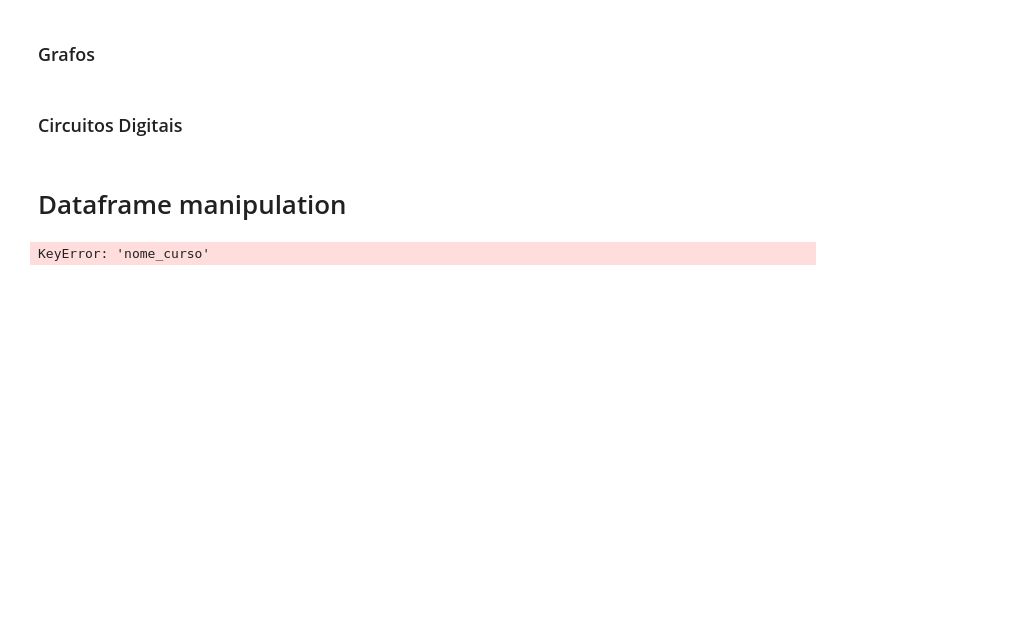
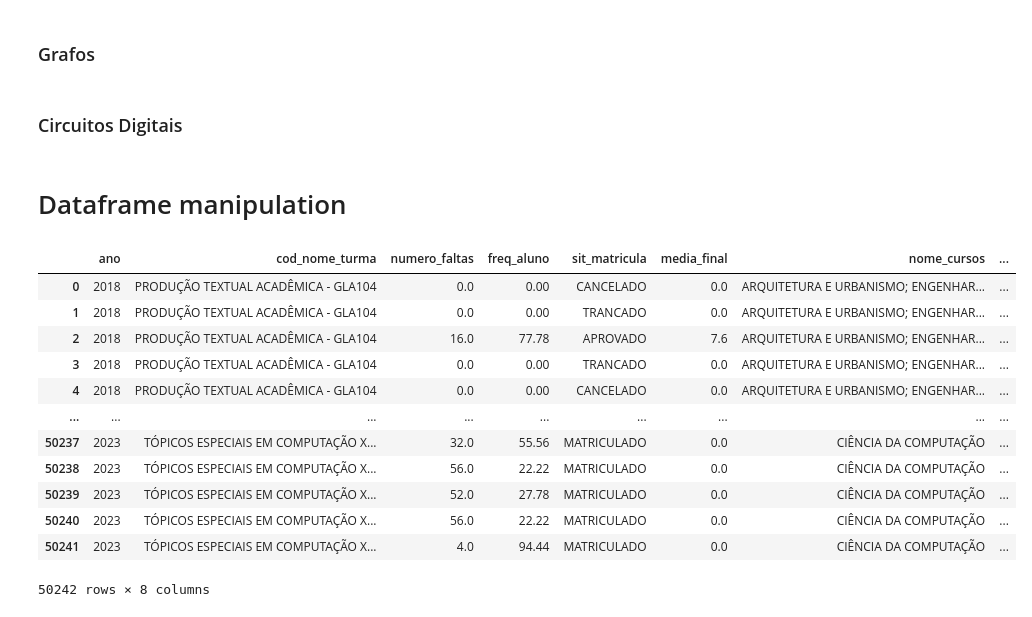
Before and after one commit to matth3wss/DoutorNota, a Jupyter notebook: src/notebooks/data_normalization.ipynb, the cells around one changed output. Saved outputs shown, nothing was run; the diff lists cells and outputs as text; code cells hidden in the pictures; blank space fills up the shorter version.

```diff
--- a/src/notebooks/data_normalization.ipynb
+++ b/src/notebooks/data_normalization.ipynb
@@ -170,37 +246,18 @@ df = normalize_column_value(df, 'cod_ccr', ['GEX006'], 'GEX210')
 # %% [markdown]
 ### Engenharia de Software I
 # %%
-df = normalize_column_value(df, 'cod_ccr', ['GEX102'], 'GEX615')
+alunos_df = normalize_column_value(alunos_df, 'cod_ccr', ['GEX102'], 'GEX615')
 # %% [markdown]
 ### Engenharia de Software II
 # %%
-df = normalize_column_value(df, 'cod_ccr', ['GEX103'], 'GEX616')
+alunos_df = normalize_column_value(alunos_df, 'cod_ccr', ['GEX103'], 'GEX616')
 # %% [markdown]
 ### Grafos
 # %%
-df = normalize_column_value(df, 'cod_ccr', ['GEN039'], 'GEN254')
+alunos_df = normalize_column_value(alunos_df, 'cod_ccr', ['GEN039'], 'GEN254')
 # %% [markdown]
 ### Circuitos Digitais
 # %%
-df = normalize_column_value(df, 'cod_ccr', ['GEN001'], 'GEN253')
+alunos_df = normalize_column_value(alunos_df, 'cod_ccr', ['GEN001'], 'GEN253')
 # %% [markdown]
 # Dataframe manipulation
-# %%
-df = remove_ccr(df, 'Tópicos')
-
-# ccrs_ciencia_computacao = ['GCH290', 'GCH292', 'GCH293', 'GCS238', 'GCS239', 'GCS580', 'GEN253', 'GEN254', 'GEX003', 'GEX055', 'GEX090', 'GEX091', 'GEX098', 'GEX101', 'GEX105', 'GEX107', 'GEX108', 'GEX110', 'GEX178', 'GEX195', 'GEX208', 'GEX210', 'GEX213', 'GEX392', 'GEX395', 'GEX605', 'GEX606', 'GEX607', 'GEX608', 'GEX609', 'GEX612', 'GEX613', 'GEX614', 'GEX615', 'GEX616', 'GEX617', 'GEX618', 'GEX657', 'GEX658', 'GLA104']
-
-# df = DataFrameNormalizer(df, 'cod_ccr', ccrs_ciencia_computacao).include_rows()
-
-# toDropCCR = ['GCH011', 'GCH012', 'GCH029', 'GCH291', 'GCH292', 'GCH293', 'GCS010', 'GCS011', 'GCS238', 'GCS239', 'GCS320', 'GCS546', 'GCS573', 'GEX054', 'GEX112', 'GEX119', 'GEX120', 'GEX179', 'GEX433', 'GEX436', 'GEX443', 'GEX619', 'GEX620', 'GEX622', 'GEX623', 'GEX624', 'GEX625', 'GEX626', 'GEX629', 'GEX630', 'GEX631', 'GEX632', 'GEX633', 'GEX634', 'GEX635', 'GEX636', 'GEX637', 'GEX638', 'GEX639', 'GEX640', 'GEX642', 'GEX643', 'GEX657', 'GEX658', 'GLA001', 'GLA004', 'GLA008', 'GLA045', 'GLA102', 'GLA103', 'GLA104', 'GLA108', 'GLA192', 'GLA213']
-
-# df = DataFrameNormalizer(df, 'cod_ccr', toDropCCR).exclude_rows()
-
-# count number of students per subject
-values, counts = np.unique(
-    df[df['nome_curso'] == 'CIÊNCIA DA COMPUTAÇÃO']['nome_ccr'], return_counts=True)
-result = list(zip(values, counts))
-result = sorted(result, key=lambda x: x[1])
-result
-# %% [output]
-KeyError: 'nome_curso'
@@ -207,9 +283,25 @@ KeyError: 'nome_curso'
 # %%
 #  Cria uma nova coluna cod_nome_turma na posição 4 com a concatenação das colunas nome_ccr e cod_ccr
-df.insert(1, 'cod_nome_turma', df['nome_ccr'] + ' - ' + df['cod_ccr'])
+alunos_df.insert(1, 'cod_nome_turma', alunos_df['nome_ccr'] + ' - ' + alunos_df['cod_ccr'])
 
 # 'cod_ccr', 'nome_ccr', 'cod_nome_turma'
-df = df.drop(['cod_ccr', 'nome_ccr'], axis=1)
+alunos_df = alunos_df.drop(['cod_ccr', 'nome_ccr'], axis=1)
 
-# Renomeia a coluna cod_nome_turma para nome_ccr trazendo os valores junto
-df.insert(df.columns.get_loc('cod_nome_turma'), 'ccr', df.pop('cod_nome_turma'))
+# # Renomeia a coluna cod_nome_turma para nome_ccr trazendo os valores junto
+# alunos_df.insert(alunos_df.columns.get_loc('cod_nome_turma'), 'ccr', alunos_df.pop('cod_nome_turma'))
+
+alunos_df
+# %% [output]
+|  | ano | cod_nome_turma | numero_faltas | freq_aluno | sit_matricula | media_final | nome_cursos | ... |
+| 0 | 2018 | PRODUÇÃO TEXTUAL ACADÊMICA - GLA104 | 0.0 | 0.00 | CANCELADO | 0.0 | ARQUITETURA E URBANISMO; ENGENHAR... | ... |
+| 1 | 2018 | PRODUÇÃO TEXTUAL ACADÊMICA - GLA104 | 0.0 | 0.00 | TRANCADO | 0.0 | ARQUITETURA E URBANISMO; ENGENHAR... | ... |
+| 2 | 2018 | PRODUÇÃO TEXTUAL ACADÊMICA - GLA104 | 16.0 | 77.78 | APROVADO | 7.6 | ARQUITETURA E URBANISMO; ENGENHAR... | ... |
+| 3 | 2018 | PRODUÇÃO TEXTUAL ACADÊMICA - GLA104 | 0.0 | 0.00 | TRANCADO | 0.0 | ARQUITETURA E URBANISMO; ENGENHAR... | ... |
+| 4 | 2018 | PRODUÇÃO TEXTUAL ACADÊMICA - GLA104 | 0.0 | 0.00 | CANCELADO | 0.0 | ARQUITETURA E URBANISMO; ENGENHAR... | ... |
+| ... | ... | ... | ... | ... | ... | ... | ... | ... |
+| 50237 | 2023 | TÓPICOS ESPECIAIS EM COMPUTAÇÃO X... | 32.0 | 55.56 | MATRICULADO | 0.0 | CIÊNCIA DA COMPUTAÇÃO | ... |
+| 50238 | 2023 | TÓPICOS ESPECIAIS EM COMPUTAÇÃO X... | 56.0 | 22.22 | MATRICULADO | 0.0 | CIÊNCIA DA COMPUTAÇÃO | ... |
+| 50239 | 2023 | TÓPICOS ESPECIAIS EM COMPUTAÇÃO X... | 52.0 | 27.78 | MATRICULADO | 0.0 | CIÊNCIA DA COMPUTAÇÃO | ... |
+| 50240 | 2023 | TÓPICOS ESPECIAIS EM COMPUTAÇÃO X... | 56.0 | 22.22 | MATRICULADO | 0.0 | CIÊNCIA DA COMPUTAÇÃO | ... |
+| 50241 | 2023 | TÓPICOS ESPECIAIS EM COMPUTAÇÃO X... | 4.0 | 94.44 | MATRICULADO | 0.0 | CIÊNCIA DA COMPUTAÇÃO | ... |
+50242 rows × 8 columns
```
Also changed, not shown: parts of 48 cells of this notebook, 3 other files.
